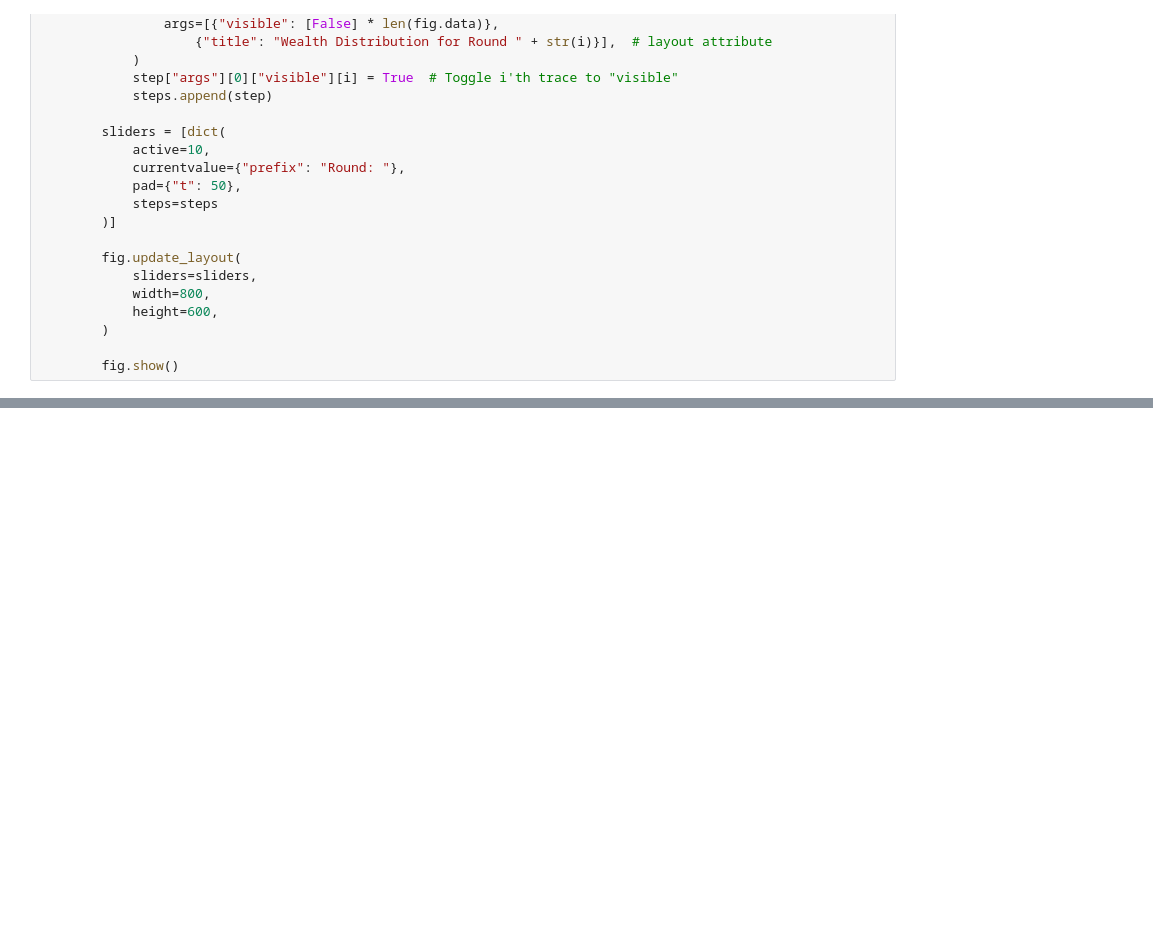
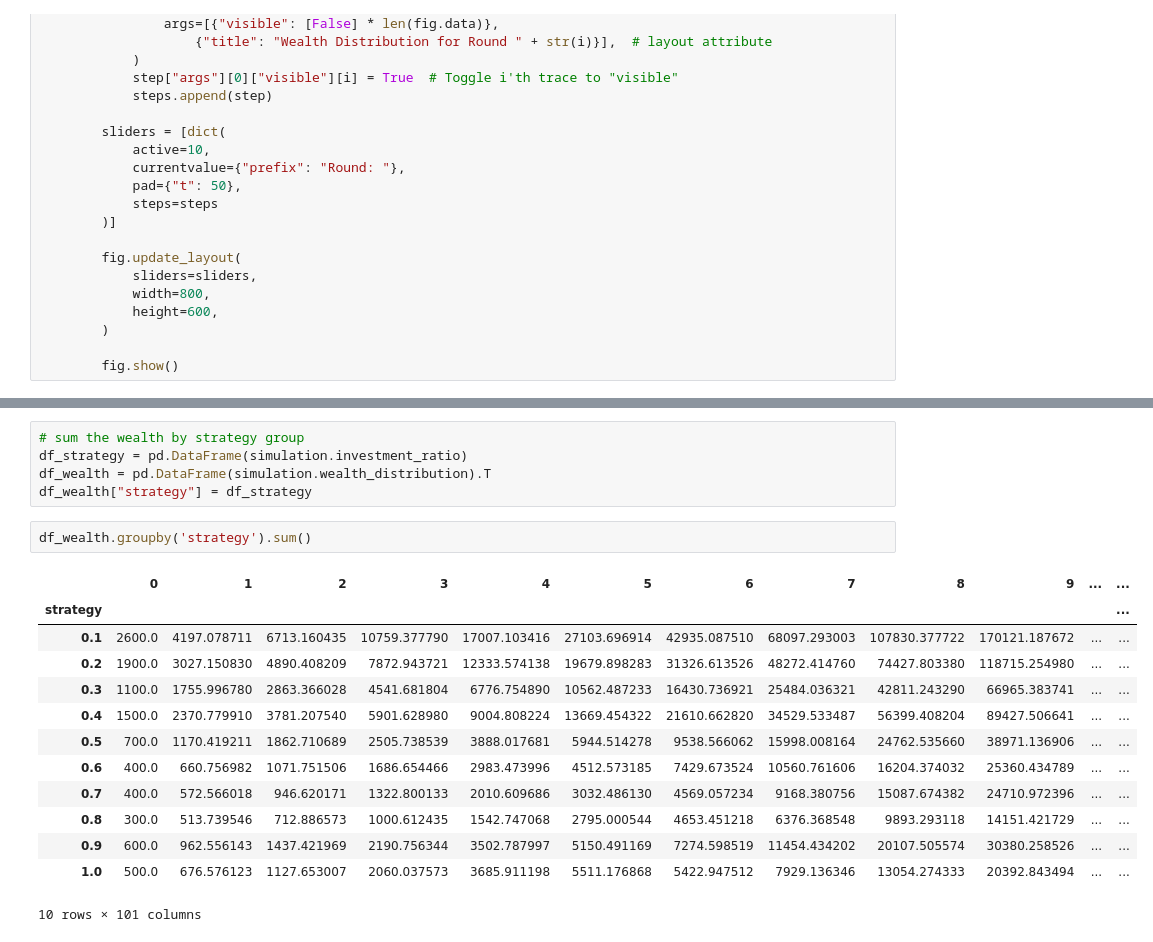
Before and after one commit to joyyuan89/FinAI, a Jupyter notebook: case_study/investment/investment.ipynb, the cells around one changed output, grey strips where cells are left out. Saved outputs shown, nothing was run; the diff lists cells and outputs as text; blank space fills up the shorter version.

```diff
--- a/case_study/investment/investment.ipynb
+++ b/case_study/investment/investment.ipynb
@@ -294,0 +270,21 @@ simulation.wealth_distribution
+# %%
+# sum the wealth by strategy group
+df_strategy = pd.DataFrame(simulation.investment_ratio)
+df_wealth = pd.DataFrame(simulation.wealth_distribution).T
+df_wealth["strategy"] = df_strategy
+# %%
+df_wealth.groupby('strategy').sum()
+# %% [output]
+|  | 0 | 1 | 2 | 3 | 4 | 5 | 6 | 7 | 8 | 9 | ... | ... |
+| strategy |  |  |  |  |  |  |  |  |  |  |  | ... |
+| 0.1 | 2600.0 | 4197.078711 | 6713.160435 | 10759.377790 | 17007.103416 | 27103.696914 | 42935.087510 | 68097.293003 | 107830.377722 | 170121.187672 | ... | ... |
+| 0.2 | 1900.0 | 3027.150830 | 4890.408209 | 7872.943721 | 12333.574138 | 19679.898283 | 31326.613526 | 48272.414760 | 74427.803380 | 118715.254980 | ... | ... |
+| 0.3 | 1100.0 | 1755.996780 | 2863.366028 | 4541.681804 | 6776.754890 | 10562.487233 | 16430.736921 | 25484.036321 | 42811.243290 | 66965.383741 | ... | ... |
+| 0.4 | 1500.0 | 2370.779910 | 3781.207540 | 5901.628980 | 9004.808224 | 13669.454322 | 21610.662820 | 34529.533487 | 56399.408204 | 89427.506641 | ... | ... |
+| 0.5 | 700.0 | 1170.419211 | 1862.710689 | 2505.738539 | 3888.017681 | 5944.514278 | 9538.566062 | 15998.008164 | 24762.535660 | 38971.136906 | ... | ... |
+| 0.6 | 400.0 | 660.756982 | 1071.751506 | 1686.654466 | 2983.473996 | 4512.573185 | 7429.673524 | 10560.761606 | 16204.374032 | 25360.434789 | ... | ... |
+| 0.7 | 400.0 | 572.566018 | 946.620171 | 1322.800133 | 2010.609686 | 3032.486130 | 4569.057234 | 9168.380756 | 15087.674382 | 24710.972396 | ... | ... |
+| 0.8 | 300.0 | 513.739546 | 712.886573 | 1000.612435 | 1542.747068 | 2795.000544 | 4653.451218 | 6376.368548 | 9893.293118 | 14151.421729 | ... | ... |
+| 0.9 | 600.0 | 962.556143 | 1437.421969 | 2190.756344 | 3502.787997 | 5150.491169 | 7274.598519 | 11454.434202 | 20107.505574 | 30380.258526 | ... | ... |
+| 1.0 | 500.0 | 676.576123 | 1127.653007 | 2060.037573 | 3685.911198 | 5511.176868 | 5422.947512 | 7929.136346 | 13054.274333 | 20392.843494 | ... | ... |
+10 rows × 101 columns
```
Also changed, not shown: parts of 12 cells of this notebook.
